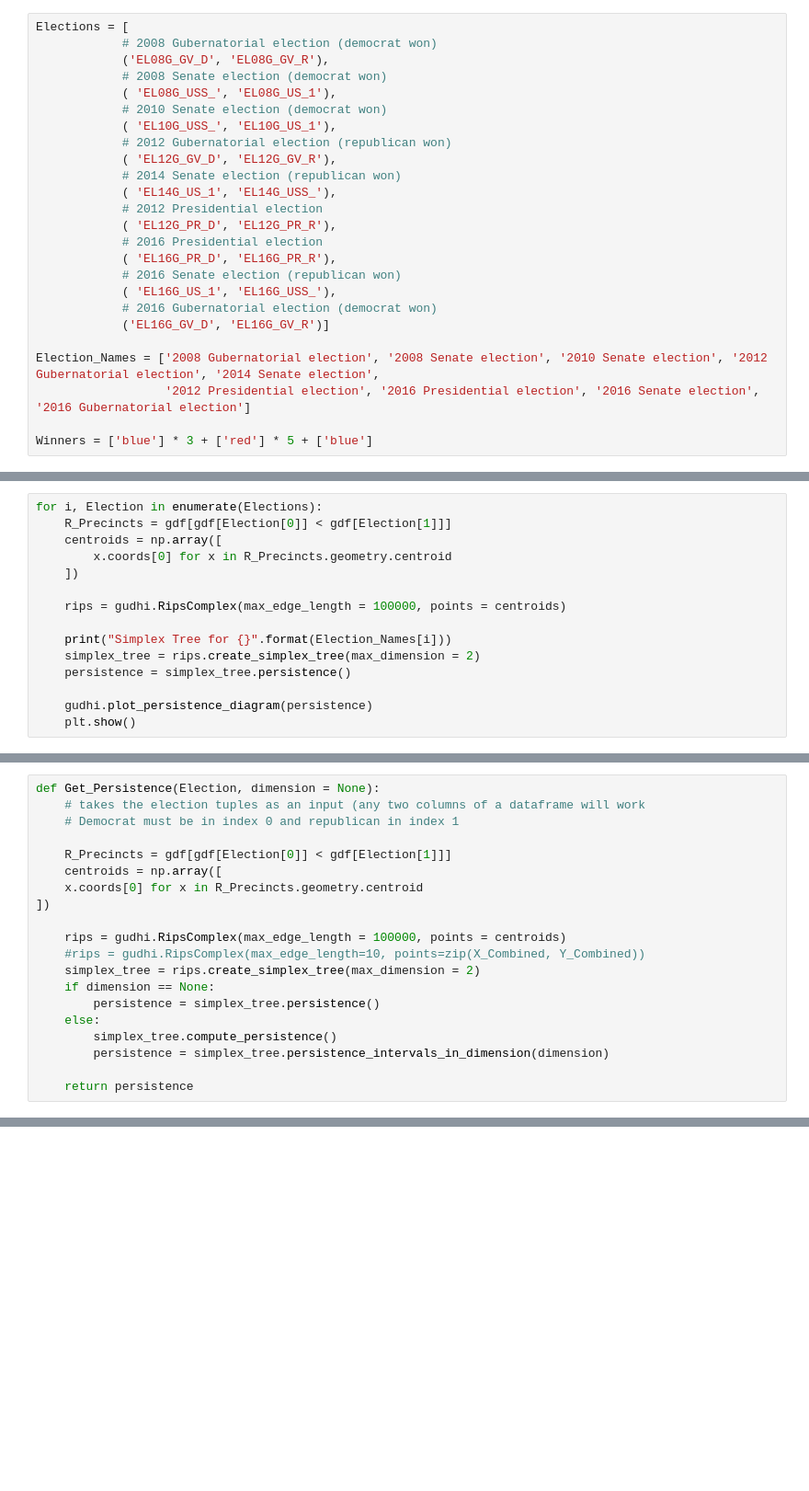
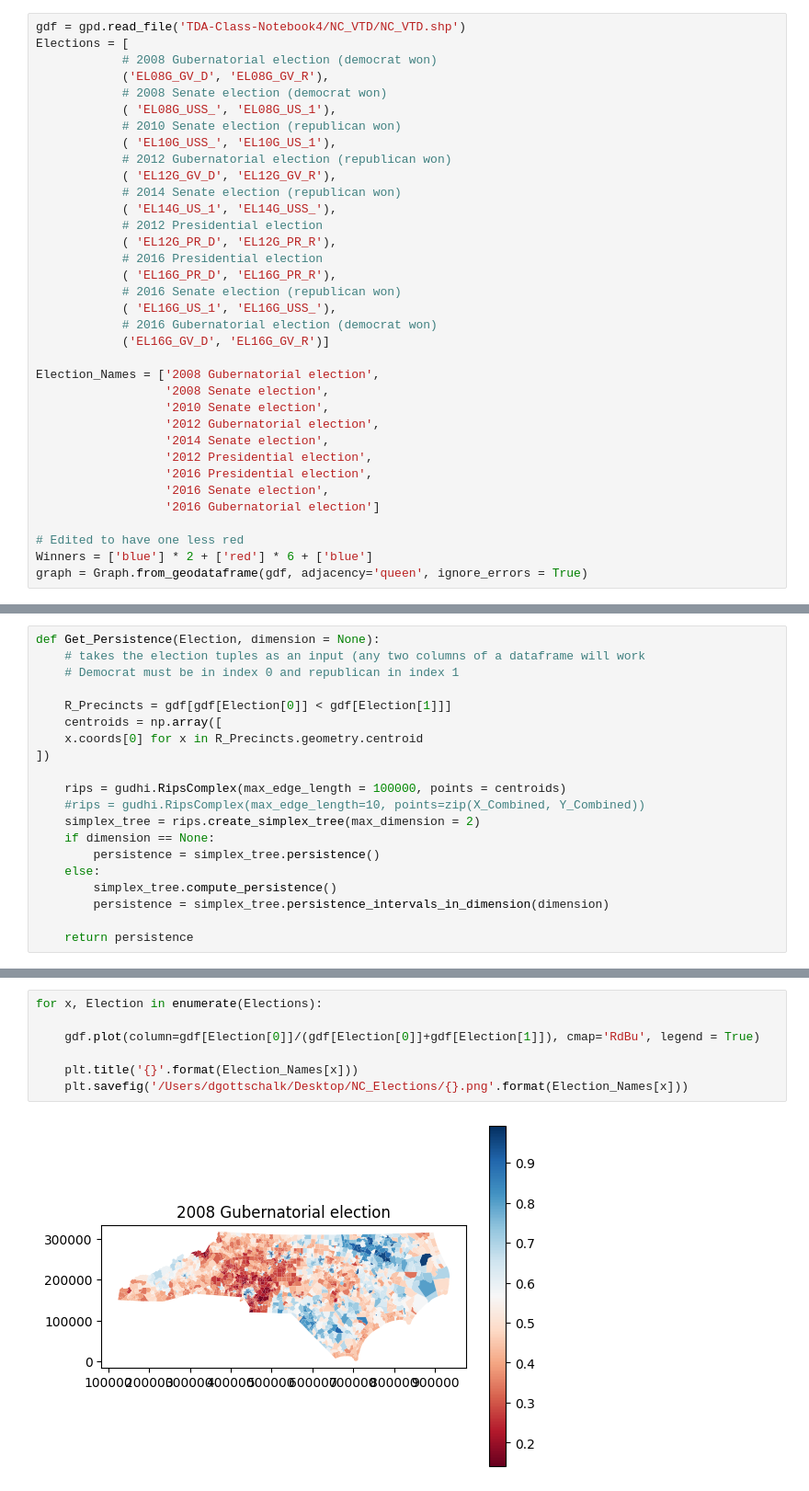
Before and after one commit to arulandu/vineyard, a Jupyter notebook: Geospatial_Testing.ipynb, the cells around one changed output, grey strips where cells are left out. Shown at 92% size. Saved outputs shown, nothing was run; the diff lists cells and outputs as text; blank space fills up the shorter version.

```diff
--- a/Geospatial_Testing.ipynb
+++ b/Geospatial_Testing.ipynb
@@ -52,10 +33,11 @@ gudhi.plot_persistence_diagram(persistence)
 # %%
+gdf = gpd.read_file('TDA-Class-Notebook4/NC_VTD/NC_VTD.shp')
 Elections = [
             # 2008 Gubernatorial election (democrat won)
             ('EL08G_GV_D', 'EL08G_GV_R'),
             # 2008 Senate election (democrat won)
             ( 'EL08G_USS_', 'EL08G_US_1'),
-            # 2010 Senate election (democrat won)
+            # 2010 Senate election (republican won)
             ( 'EL10G_USS_', 'EL10G_US_1'),
             # 2012 Gubernatorial election (republican won)
             ( 'EL12G_GV_D', 'EL12G_GV_R'),
@@ -70,7 +52,16 @@ Elections = [
             # 2016 Gubernatorial election (democrat won)
             ('EL16G_GV_D', 'EL16G_GV_R')]
 
-Election_Names = ['2008 Gubernatorial election', '2008 Senate election', '2010 Senate election', '2012 Gubernatorial election', '2014 Senate election',
-                  '2012 Presidential election', '2016 Presidential election', '2016 Senate election', '2016 Gubernatorial election']
+Election_Names = ['2008 Gubernatorial election',
+                  '2008 Senate election',
+                  '2010 Senate election',
+                  '2012 Gubernatorial election',
+                  '2014 Senate election',
+                  '2012 Presidential election',
+                  '2016 Presidential election',
+                  '2016 Senate election',
+                  '2016 Gubernatorial election']
 
-Winners = ['blue'] * 3 + ['red'] * 5 + ['blue']
+# Edited to have one less red
+Winners = ['blue'] * 2 + ['red'] * 6 + ['blue']
+graph = Graph.from_geodataframe(gdf, adjacency='queen', ignore_errors = True)
@@ -82,15 +67,0 @@ for Election in Elections:
-# %%
-for i, Election in enumerate(Elections):
-    R_Precincts = gdf[gdf[Election[0]] < gdf[Election[1]]]
-    centroids = np.array([
-        x.coords[0] for x in R_Precincts.geometry.centroid
-    ])
-
-    rips = gudhi.RipsComplex(max_edge_length = 100000, points = centroids)
-
-    print("Simplex Tree for {}".format(Election_Names[i]))
-    simplex_tree = rips.create_simplex_tree(max_dimension = 2)
-    persistence = simplex_tree.persistence()
-
-    gudhi.plot_persistence_diagram(persistence)
-    plt.show()
@@ -423,0 +463,9 @@ IndentationError: expected an indented block after 'for' statement on line 4 (34
+# %%
+for x, Election in enumerate(Elections):
+
+    gdf.plot(column=gdf[Election[0]]/(gdf[Election[0]]+gdf[Election[1]]), cmap='RdBu', legend = True)
+
+    plt.title('{}'.format(Election_Names[x]))
+    plt.savefig('/Users/dgottschalk/Desktop/NC_Elections/{}.png'.format(Election_Names[x]))
+# %% [output]
+[figure, added]
```
Also changed, not shown: parts of 40 cells of this notebook, 1 other file.
